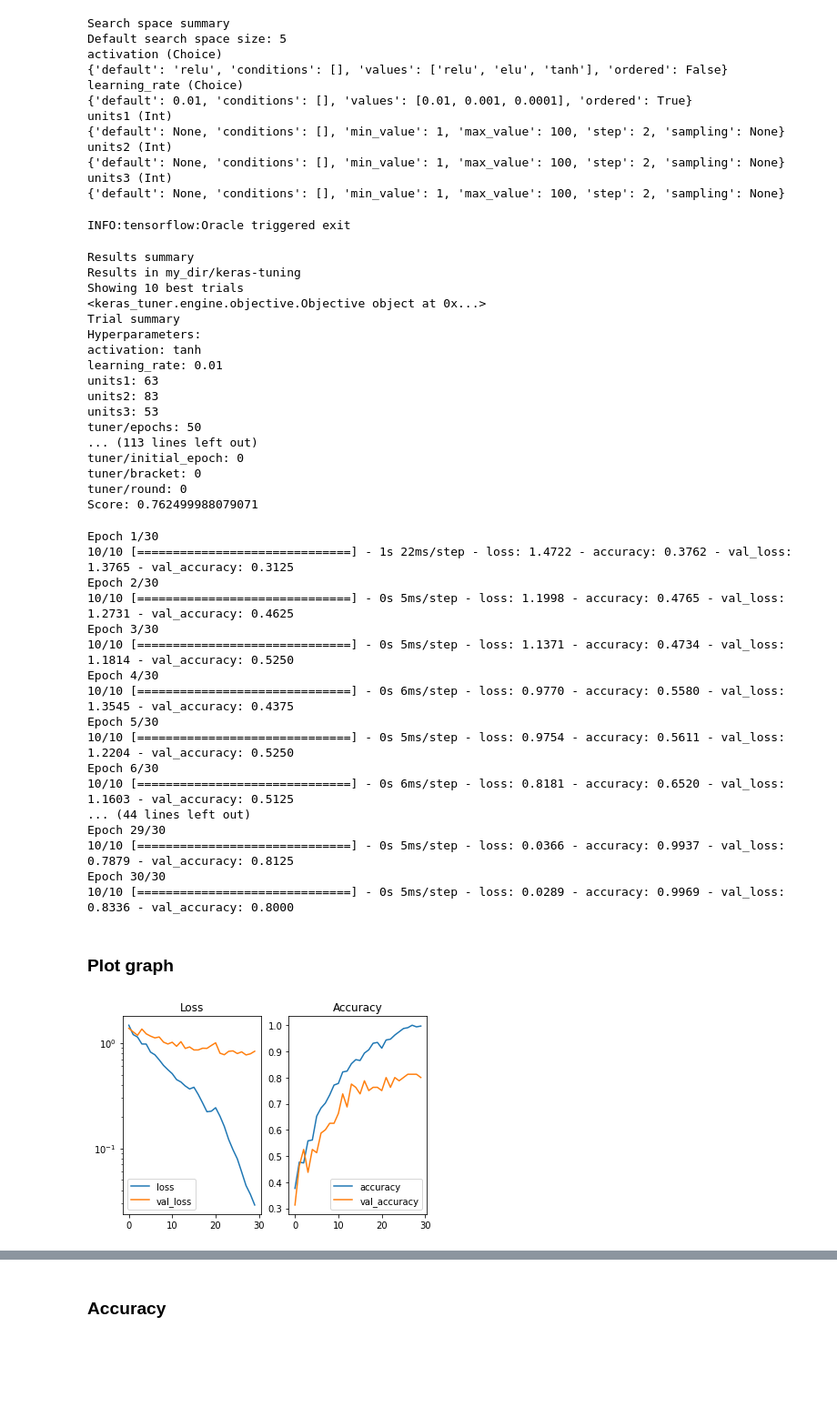
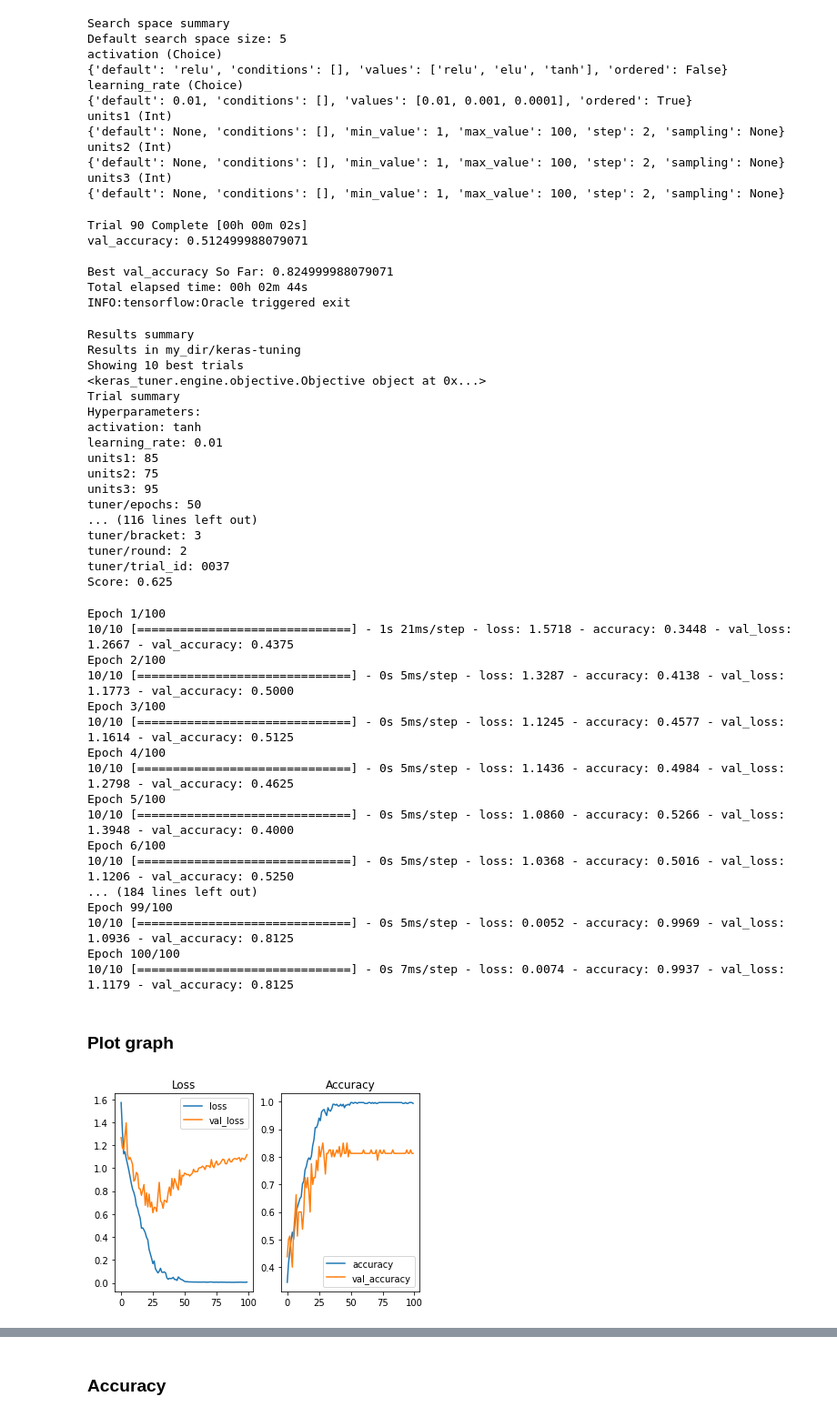
Before and after one commit to umSamWeiHong/DepressionModel, a Jupyter notebook: DepressionIndicator_Wei_Hong.ipynb, the cells around one changed output, grey strips where cells are left out. Shown: that part at 91% size. Drawn from its saved outputs; the diff is of its cells as text; code cells hidden in the pictures; blank space fills up the shorter version.

```diff
--- a/DepressionIndicator_Wei_Hong.ipynb
+++ b/DepressionIndicator_Wei_Hong.ipynb
@@ -80,8 +80,7 @@ array([[1., 0., 0., 0., 0.],
 print(X.columns)
 X.drop(columns=['Code','Residence_high_COVID1','Living_with','Monthly_expenses',
                  'DASS_depression_numerical','DASS_anxiety_numerical','DASS_stress_numerical',
-                 'DASS_depression_binary','DASS_anxiety_binary','DASS_anxiety_severity','DASS_stress_binary','DASS_stress_severity',
-                 'Religion_binary','Med_or_not',
+                 'DASS_depression_binary','DASS_anxiety_binary','DASS_anxiety_severity','DASS_stress_binary','DASS_stress_severity'
                  ],
         inplace=True, axis=1)
 print(X.columns)
@@ -108,0 +110,6 @@ Index(['Age_Numerical', 'Gender', 'Marital', 'Marital_problems',
+# %%
+X.drop(columns=['Age_Numerical','Class_hours',
+                'Gender','Med_or_not','Religion_binary',
+                'Worry_family'],
+        inplace=True, axis=1)
+print(X.columns)
@@ -124,7 +139,7 @@ from sklearn.preprocessing import StandardScaler
 from sklearn.compose import ColumnTransformer
 
 def featureNormalisation():
-  numeric_data = ['Age_Numerical', 'Class_hours', 'MSPSS_family', 'MSPSS_friends', 'MSPSS_significant_others']
+  numeric_data = ['MSPSS_family', 'MSPSS_friends', 'MSPSS_significant_others']
 
   ct = ColumnTransformer([('scaler', StandardScaler(), numeric_data)], remainder='passthrough')
 
@@ -195,6 +210,11 @@ stop_early = tf.keras.callbacks.EarlyStopping(monitor='val_loss', patience=5)
 # Perform hypertuning
 tuner.search(X_train_scaled, y_train, epochs=50, validation_split=0.2, callbacks=[stop_early])
 # %% [output]
+Trial 90 Complete [00h 00m 02s]
+val_accuracy: 0.512499988079071
+
+Best val_accuracy So Far: 0.824999988079071
+Total elapsed time: 00h 02m 44s
 INFO:tensorflow:Oracle triggered exit
 # %%
 tuner.results_summary()
@@ -207,54 +227,53 @@ Trial summary
 Hyperparameters:
 activation: tanh
 learning_rate: 0.01
-units1: 63
-units2: 83
-units3: 53
+units1: 85
+units2: 75
+units3: 95
 tuner/epochs: 50
-... (113 lines left out)
-tuner/initial_epoch: 0
-tuner/bracket: 0
-tuner/round: 0
-Score: 0.762499988079071
+... (116 lines left out)
+tuner/bracket: 3
+tuner/round: 2
+tuner/trial_id: 0037
+Score: 0.625
 # %%
 best_hps=tuner.get_best_hyperparameters()[0]
 model = tuner.hypermodel.build(best_hps)
-history = model.fit(X_train_scaled, y_train, epochs=30, validation_split=0.2)
+history = model.fit(X_train_scaled, y_train, epochs=100, validation_split=0.2)
 # %% [output]
-Epoch 1/30
-10/10 [==============================] - 1s 22ms/step - loss: 1.4722 - accuracy: 0.3762 - val_loss: 1.3765 - val_accuracy: 0.3125
-Epoch 2/30
-10/10 [==============================] - 0s 5ms/step - loss: 1.1998 - accuracy: 0.4765 - val_loss: 1.2731 - val_accuracy: 0.4625
-Epoch 3/30
-10/10 [==============================] - 0s 5ms/step - loss: 1.1371 - accuracy: 0.4734 - val_loss: 1.1814 - val_accuracy: 0.5250
-Epoch 4/30
-10/10 [==============================] - 0s 6ms/step - loss: 0.9770 - accuracy: 0.5580 - val_loss: 1.3545 - val_accuracy: 0.4375
-Epoch 5/30
-10/10 [==============================] - 0s 5ms/step - loss: 0.9754 - accuracy: 0.5611 - val_loss: 1.2204 - val_accuracy: 0.5250
-Epoch 6/30
-10/10 [==============================] - 0s 6ms/step - loss: 0.8181 - accuracy: 0.6520 - val_loss: 1.1603 - val_accuracy: 0.5125
-... (44 lines left out)
-Epoch 29/30
-10/10 [==============================] - 0s 5ms/step - loss: 0.0366 - accuracy: 0.9937 - val_loss: 0.7879 - val_accuracy: 0.8125
-Epoch 30/30
-10/10 [==============================] - 0s 5ms/step - loss: 0.0289 - accuracy: 0.9969 - val_loss: 0.8336 - val_accuracy: 0.8000
+Epoch 1/100
+10/10 [==============================] - 1s 21ms/step - loss: 1.5718 - accuracy: 0.3448 - val_loss: 1.2667 - val_accuracy: 0.4375
+Epoch 2/100
+10/10 [==============================] - 0s 5ms/step - loss: 1.3287 - accuracy: 0.4138 - val_loss: 1.1773 - val_accuracy: 0.5000
+Epoch 3/100
+10/10 [==============================] - 0s 5ms/step - loss: 1.1245 - accuracy: 0.4577 - val_loss: 1.1614 - val_accuracy: 0.5125
+Epoch 4/100
+10/10 [==============================] - 0s 5ms/step - loss: 1.1436 - accuracy: 0.4984 - val_loss: 1.2798 - val_accuracy: 0.4625
+Epoch 5/100
+10/10 [==============================] - 0s 5ms/step - loss: 1.0860 - accuracy: 0.5266 - val_loss: 1.3948 - val_accuracy: 0.4000
+Epoch 6/100
+10/10 [==============================] - 0s 5ms/step - loss: 1.0368 - accuracy: 0.5016 - val_loss: 1.1206 - val_accuracy: 0.5250
+... (184 lines left out)
+Epoch 99/100
+10/10 [==============================] - 0s 5ms/step - loss: 0.0052 - accuracy: 0.9969 - val_loss: 1.0936 - val_accuracy: 0.8125
+Epoch 100/100
+10/10 [==============================] - 0s 7ms/step - loss: 0.0074 - accuracy: 0.9937 - val_loss: 1.1179 - val_accuracy: 0.8125
 # %% [markdown]
 ### Plot graph
 # %%
 plt.subplot(1, 2, 1)
 plt.title("Loss")
 plt.plot(history.history["loss"])
 plt.plot(history.history["val_loss"])
-plt.yscale('log')
 plt.legend(['loss', 'val_loss'])
 
 plt.subplot(1, 2, 2)
 plt.title("Accuracy")
 plt.plot(history.history["accuracy"])
 plt.plot(history.history["val_accuracy"])
 plt.legend(['accuracy', 'val_accuracy'])
 
 plt.show()
 # %% [output]
-[figure, old version]
+[figure, new version]
 # %% [markdown]
```
Also changed, not shown: parts of 13 cells of this notebook.
